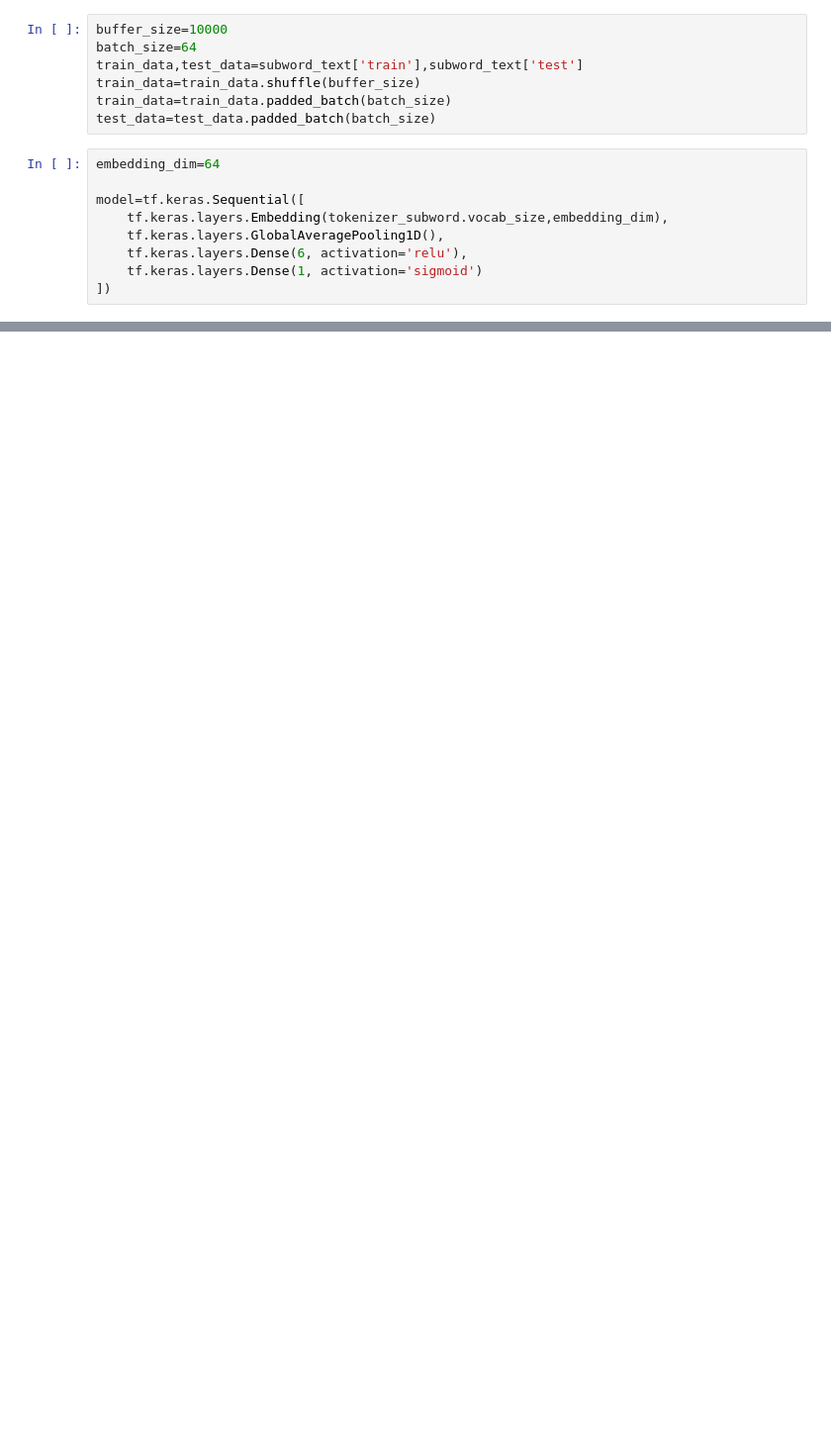
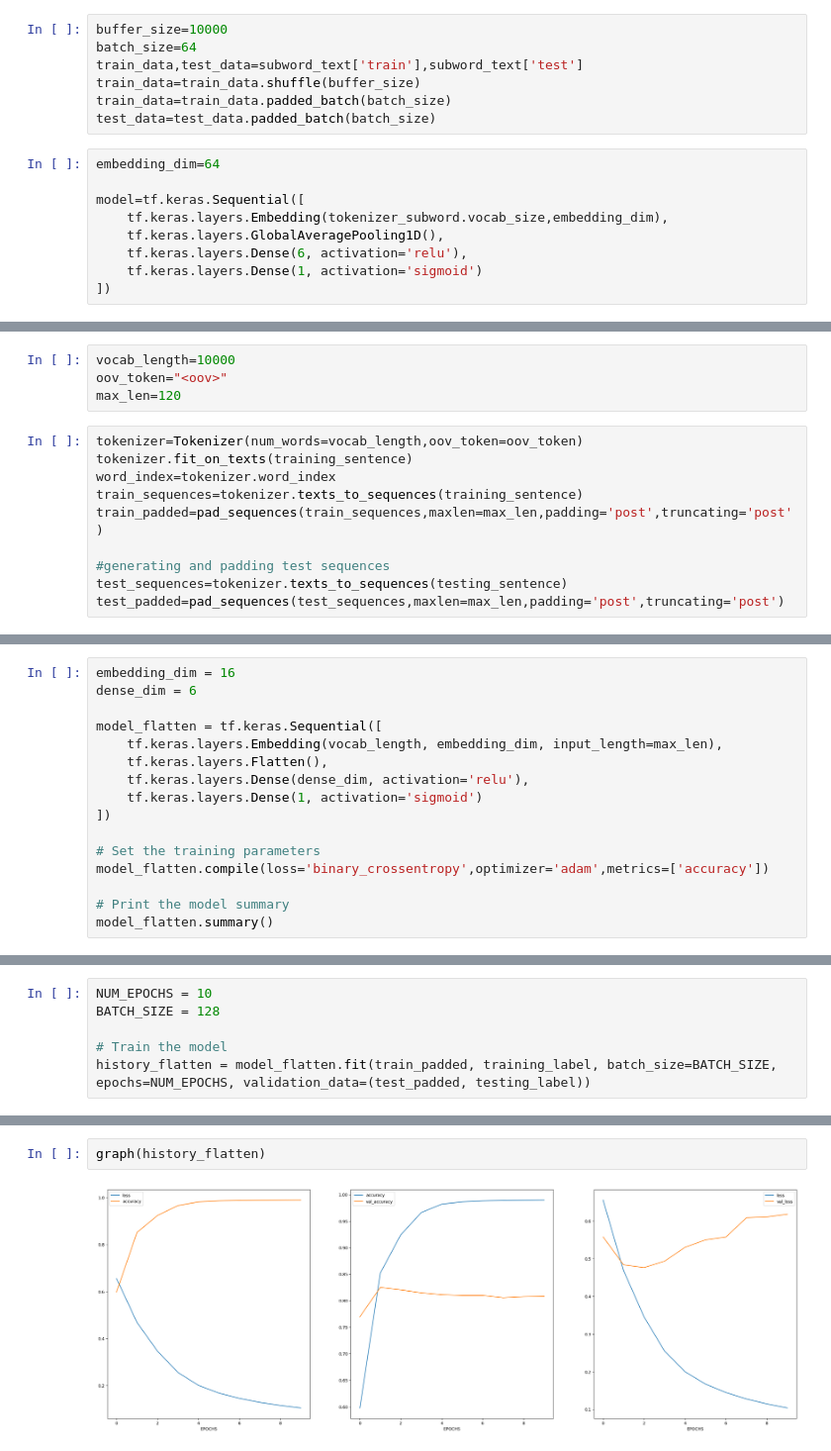
Before and after one commit to udita1903/NLP, a Jupyter notebook: Sentiment Analysis/IMDB Movie Reviews/IMDB_Reviews.ipynb, the cells around one changed output, grey strips where cells are left out. Shown: that part at 99% size. Cells and saved outputs as stored; diff of their text form; blank space fills up the shorter version.

```diff
--- a/Sentiment Analysis/IMDB Movie Reviews/IMDB_Reviews.ipynb
+++ b/Sentiment Analysis/IMDB Movie Reviews/IMDB_Reviews.ipynb
@@ -310,0 +321,14 @@ graph(history)
+# %%
+vocab_length=10000
+oov_token="<oov>"
+max_len=120
+# %%
+tokenizer=Tokenizer(num_words=vocab_length,oov_token=oov_token)
+tokenizer.fit_on_texts(training_sentence)
+word_index=tokenizer.word_index
+train_sequences=tokenizer.texts_to_sequences(training_sentence)
+train_padded=pad_sequences(train_sequences,maxlen=max_len,padding='post',truncating='post')
+
+#generating and padding test sequences
+test_sequences=tokenizer.texts_to_sequences(testing_sentence)
+test_padded=pad_sequences(test_sequences,maxlen=max_len,padding='post',truncating='post')
@@ -310,0 +337,16 @@ graph(history)
+# %%
+embedding_dim = 16
+dense_dim = 6
+
+model_flatten = tf.keras.Sequential([
+    tf.keras.layers.Embedding(vocab_length, embedding_dim, input_length=max_len),
+    tf.keras.layers.Flatten(),
+    tf.keras.layers.Dense(dense_dim, activation='relu'),
+    tf.keras.layers.Dense(1, activation='sigmoid')
+])
+
+# Set the training parameters
+model_flatten.compile(loss='binary_crossentropy',optimizer='adam',metrics=['accuracy'])
+
+# Print the model summary
+model_flatten.summary()
@@ -310,0 +371,6 @@ graph(history)
+# %%
+NUM_EPOCHS = 10
+BATCH_SIZE = 128
+
+# Train the model
+history_flatten = model_flatten.fit(train_padded, training_label, batch_size=BATCH_SIZE, epochs=NUM_EPOCHS, validation_data=(test_padded, testing_label))
@@ -310,0 +398,4 @@ graph(history)
+# %%
+graph(history_flatten)
+# %% [output]
+[figure, added]
```
Also changed, not shown: parts of 26 cells of this notebook.
